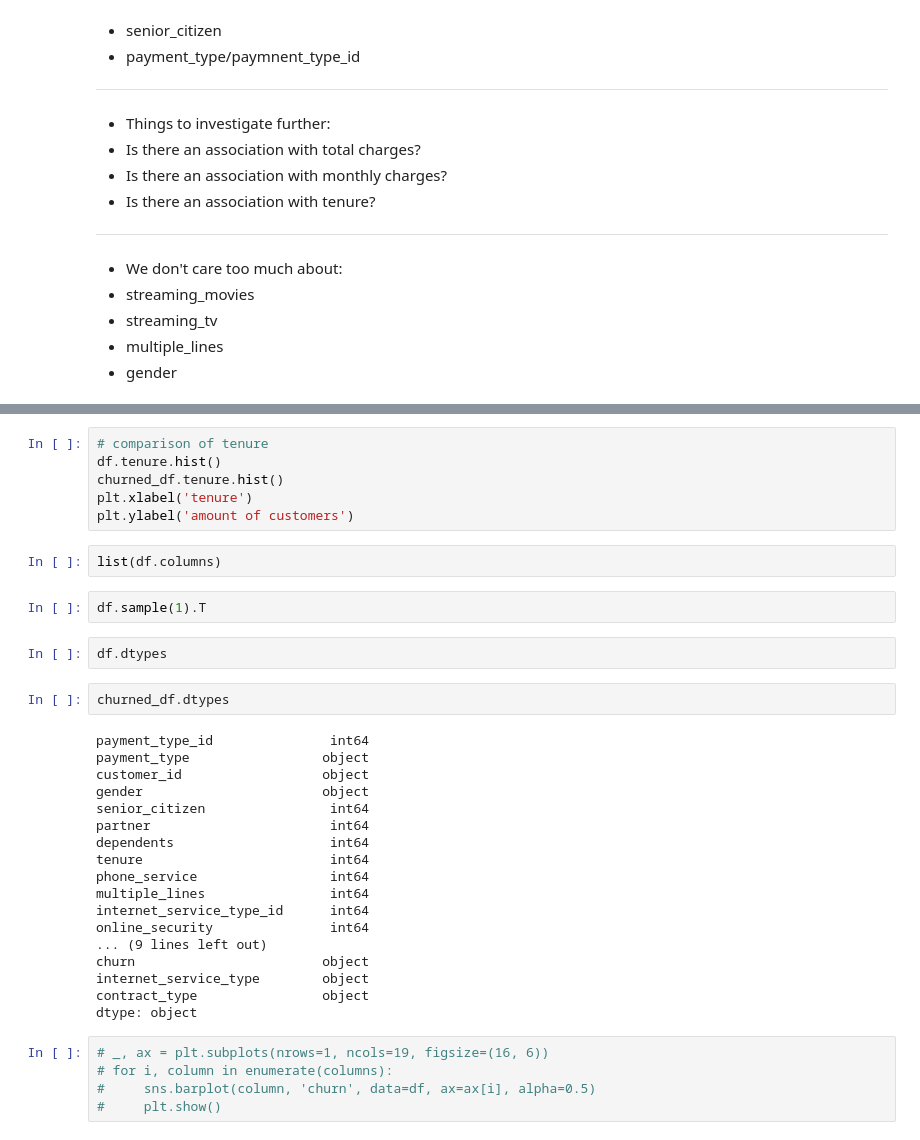
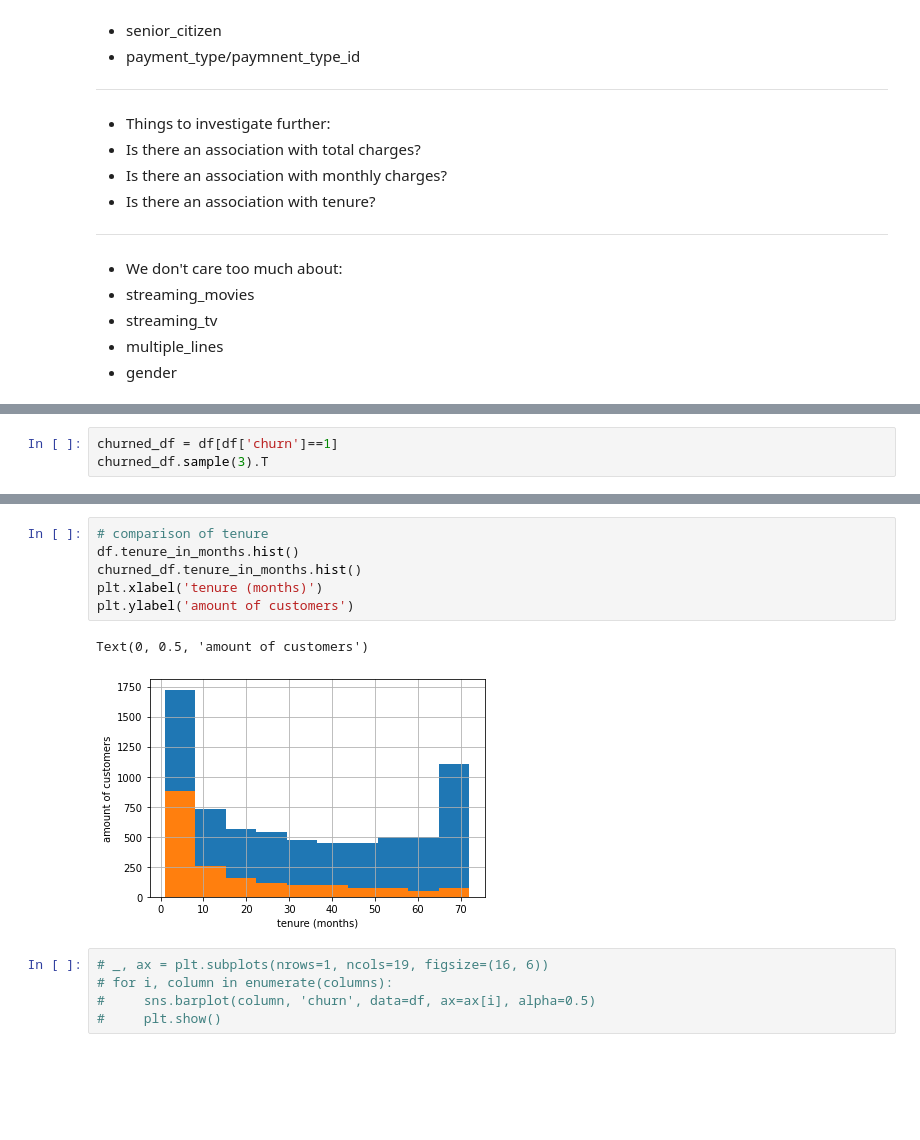
Before and after one commit to DesireeMcElroy/telco-classification-project, a Jupyter notebook: initial_notebook.ipynb, the cells around one changed output, grey strips where cells are left out. Saved outputs shown, nothing was run; the diff lists cells and outputs as text; blank space fills up the shorter version.

```diff
--- a/initial_notebook.ipynb
+++ b/initial_notebook.ipynb
@@ -416,0 +298,3 @@ dtype: object
+# %%
+churned_df = df[df['churn']==1]
+churned_df.sample(3).T
@@ -436,35 +348,12 @@ plt.ylabel('amount of customers')
 # %%
 # comparison of tenure
-df.tenure.hist()
-churned_df.tenure.hist()
-plt.xlabel('tenure')
+df.tenure_in_months.hist()
+churned_df.tenure_in_months.hist()
+plt.xlabel('tenure (months)')
 plt.ylabel('amount of customers')
+# %% [output]
+Text(0, 0.5, 'amount of customers')
+[figure, added]
-# %%
-list(df.columns)
-# %%
-df.sample(1).T
-# %%
-df.dtypes
-# %%
-churned_df.dtypes
-# %% [output]
-payment_type_id               int64
-payment_type                 object
-customer_id                  object
-gender                       object
-senior_citizen                int64
-partner                       int64
-dependents                    int64
-tenure                        int64
-phone_service                 int64
-multiple_lines                int64
-internet_service_type_id      int64
-online_security               int64
-... (9 lines left out)
-churn                        object
-internet_service_type        object
-contract_type                object
-dtype: object
 # %%
 # _, ax = plt.subplots(nrows=1, ncols=19, figsize=(16, 6))
 # for i, column in enumerate(columns):
```
Also changed, not shown: parts of 83 cells of this notebook.
